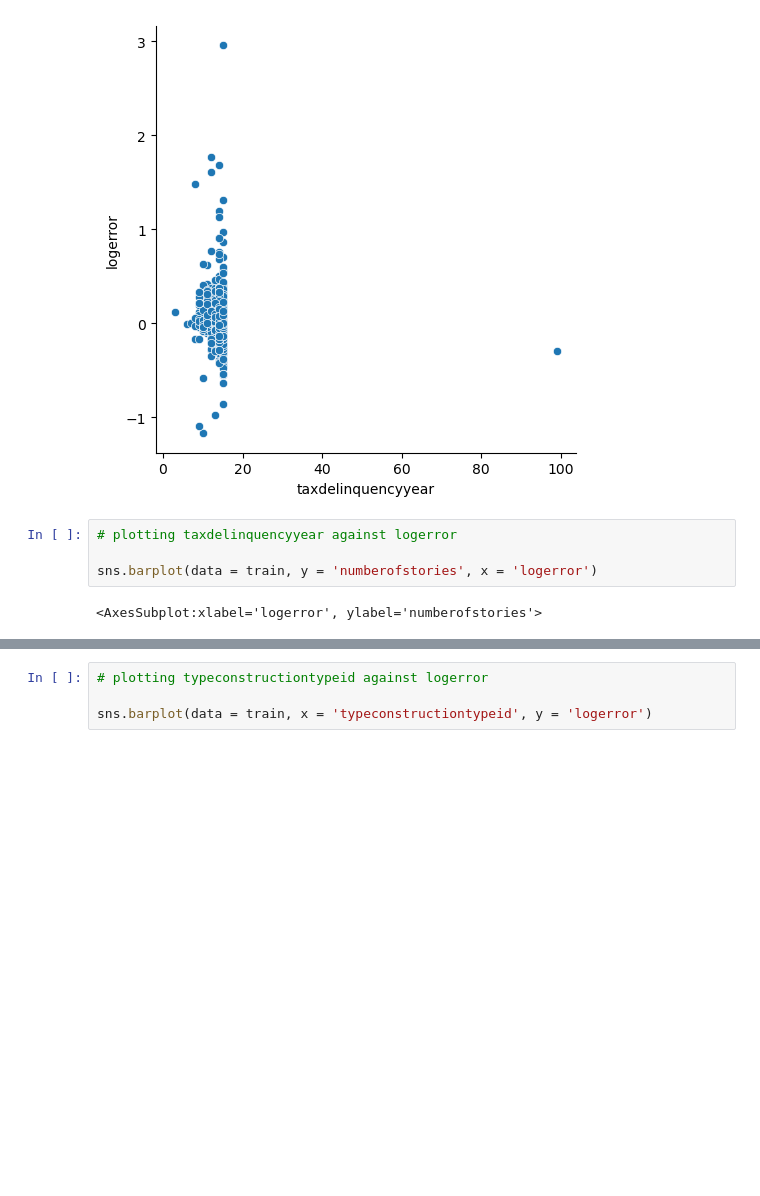
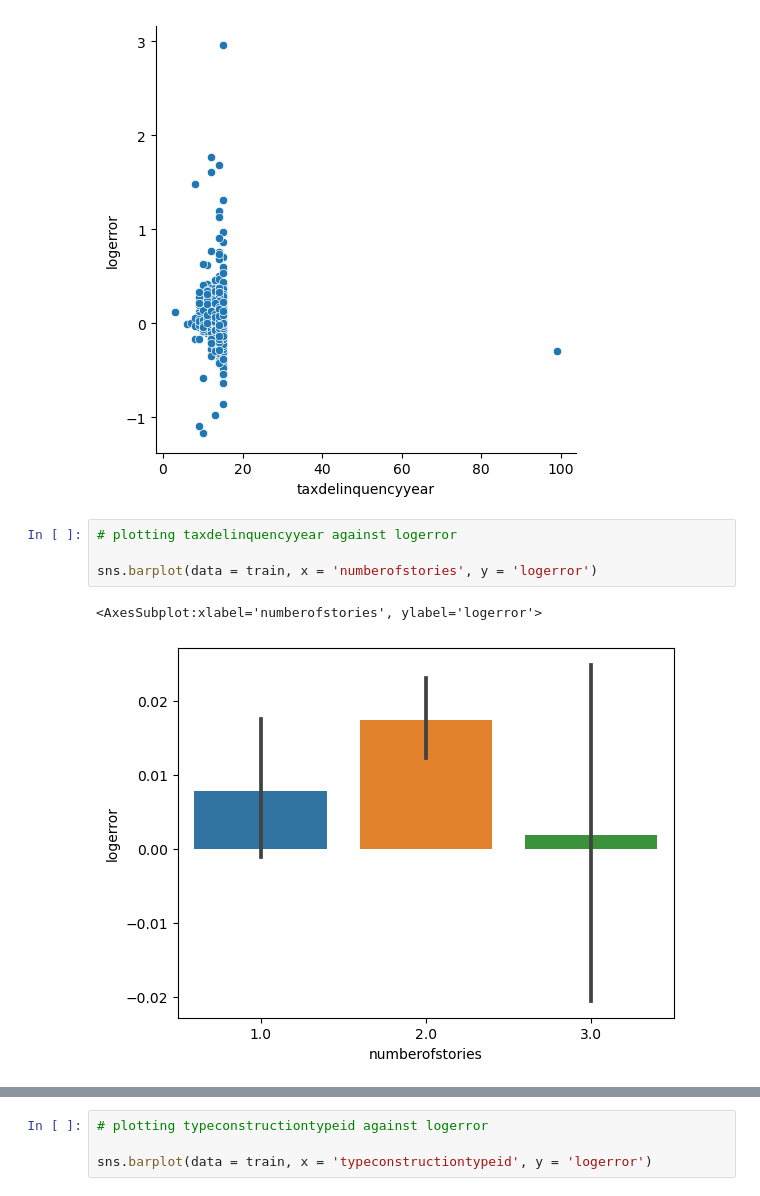
Before and after one commit to MagdalenaRahn/clustering-exercises, a Jupyter notebook: clusterings_explore_exercises_26JAN2023.ipynb, the cells around one changed output, grey strips where cells are left out. Cells and saved outputs as stored; diff of their text form; blank space fills up the shorter version.

```diff
--- a/clusterings_explore_exercises_26JAN2023.ipynb
+++ b/clusterings_explore_exercises_26JAN2023.ipynb
@@ -194,9 +194,10 @@ sns.relplot(data = train, x = 'taxdelinquencyyear', y = 'logerror')
 # %%
 # plotting taxdelinquencyyear against logerror
 
-sns.barplot(data = train, y = 'numberofstories', x = 'logerror')
+sns.barplot(data = train, x = 'numberofstories', y = 'logerror')
 # %% [output]
-<AxesSubplot:xlabel='logerror', ylabel='numberofstories'>
+<AxesSubplot:xlabel='numberofstories', ylabel='logerror'>
+[figure, added]
 # %%
 # plotting architecturalstyletypeid against logerror
 
```
Also changed, not shown: parts of 1 cell of this notebook, 1 other file.
